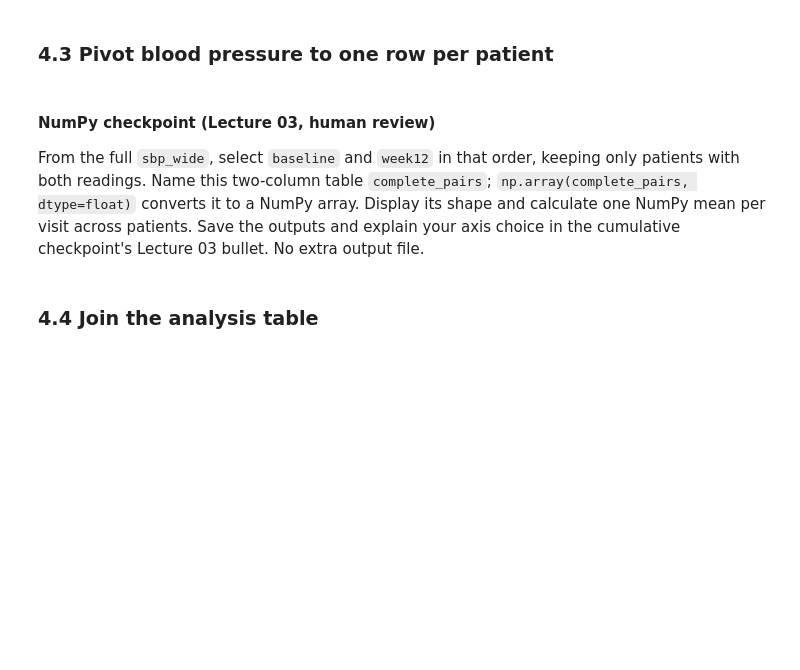
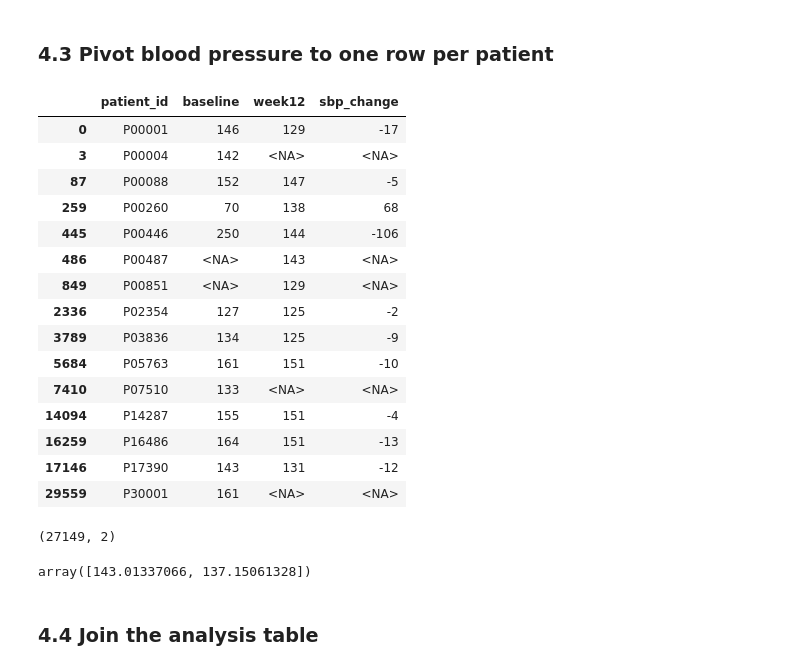
Before and after one commit to Mavis-0/ds217-26f-06, a Jupyter notebook: assignment.ipynb, the cells around one changed output. Cells and saved outputs as stored; diff of their text form; code cells hidden in the pictures; blank space fills up the shorter version.

Commit message:
Complete joins validation and final outputs

```diff
--- a/assignment.ipynb
+++ b/assignment.ipynb
@@ -329,15 +390,44 @@ sites_current = None
 # %% [markdown]
 ### 4.3 Pivot blood pressure to one row per patient
 # %%
-# TODO: pivot visits_clean, reset the index, clear columns.name, add sbp_change, then save the
-# SAMPLE_IDS rows to SBP_WIDE_SAMPLE_PATH (README Task 4.3).
-sbp_wide = None
+sbp_wide = visits_clean.pivot(
+    index="patient_id",
+    columns="visit",
+    values="sbp_mmhg"
+).reset_index()
+
+sbp_wide.columns.name = None
+sbp_wide["sbp_change"] = sbp_wide["week12"] - sbp_wide["baseline"]
+
+sbp_wide_sample = sbp_wide[sbp_wide["patient_id"].isin(SAMPLE_IDS)]
+sbp_wide_sample.to_csv(SBP_WIDE_SAMPLE_PATH, index=False)
+sbp_wide_sample
+# %% [output]
+|  | patient_id | baseline | week12 | sbp_change |
+| 0 | P00001 | 146 | 129 | -17 |
+| 3 | P00004 | 142 | <NA> | <NA> |
+| 87 | P00088 | 152 | 147 | -5 |
+| 259 | P00260 | 70 | 138 | 68 |
+| 445 | P00446 | 250 | 144 | -106 |
+| 486 | P00487 | <NA> | 143 | <NA> |
+| 849 | P00851 | <NA> | 129 | <NA> |
+| 2336 | P02354 | 127 | 125 | -2 |
+| 3789 | P03836 | 134 | 125 | -9 |
+| 5684 | P05763 | 161 | 151 | -10 |
+| 7410 | P07510 | 133 | <NA> | <NA> |
+| 14094 | P14287 | 155 | 151 | -4 |
+| 16259 | P16486 | 164 | 151 | -13 |
+| 17146 | P17390 | 143 | 131 | -12 |
+| 29559 | P30001 | 161 | <NA> | <NA> |
-# %% [markdown]
-#### NumPy checkpoint (Lecture 03, human review)
-
-From the full `sbp_wide`, select `baseline` and `week12` in that order, keeping only patients with both readings. Name this two-column table `complete_pairs`; `np.array(complete_pairs, dtype=float)` converts it to a NumPy array. Display its shape and calculate one NumPy mean per visit across patients. Save the outputs and explain your axis choice in the cumulative checkpoint's Lecture 03 bullet. No extra output file.
 # %%
-# TODO: select complete pairs, convert to a NumPy array, and display its shape and two per-visit means.
+complete_pairs = sbp_wide[["baseline", "week12"]].dropna()
+bp_array = np.array(complete_pairs, dtype=float)
+
+print(bp_array.shape)
+bp_array.mean(axis=0)
+# %% [output]
+(27149, 2)
+array([143.01337066, 137.15061328])
 # %% [markdown]
 ### 4.4 Join the analysis table
 # %%
```
Also changed, not shown: parts of 9 cells of this notebook, 4 other files.
